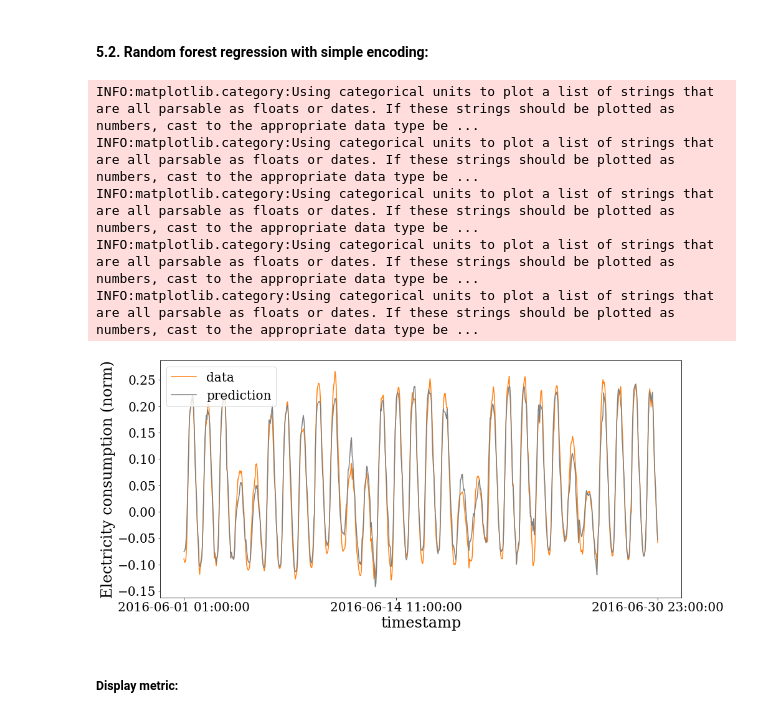
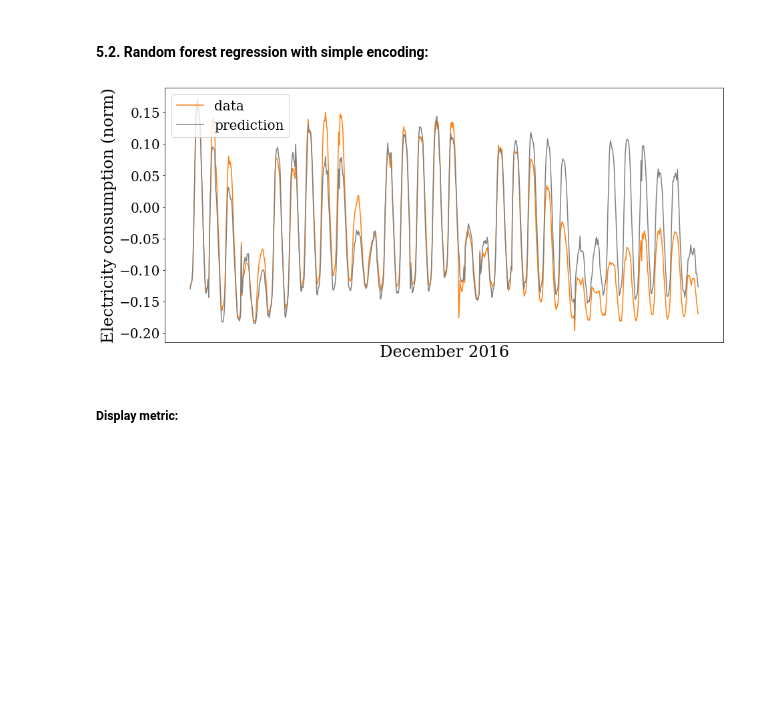
Before and after one commit to TamaraSumarac/6.862_MachineLearningProject, a Jupyter notebook: BuildingEnergyConsumption/Code/RegressionModels.ipynb, the cells around one changed output. Drawn from its saved outputs; the diff is of its cells as text; code cells hidden in the pictures; blank space fills up the shorter version.

```diff
--- a/BuildingEnergyConsumption/Code/RegressionModels.ipynb
+++ b/BuildingEnergyConsumption/Code/RegressionModels.ipynb
@@ -123 +134,29 @@ Function prepare_data_simple_encoding does all the feature encoding as described
+# %%
+def prepare_data_simple_encoding_dec(pd_dataframe):
+  # Timestamp feature encoding:
+    ## Looking at the data during data exploration, data shows clear dependence on
+    ## time of the day and weekend/weekday. There is also some month variation
+    ## of the meter_reading data. I will thus split the timestamp data into month,
+    ## weekday and hour that I will then encode using regular numeric encoding (normalize)
+    pd_educational = pd_dataframe.copy()
+    pd_educational['month'] = pd.to_datetime(pd_educational["timestamp"]).dt.month
+    pd_educational['weekday'] = pd.to_datetime(pd_educational["timestamp"]).dt.weekday
+    pd_educational['hour'] = pd.to_datetime(pd_educational["timestamp"]).dt.hour
+    pd_train, pd_test, timestamp_train, timestamp_test = split_data_dec(pd_educational)
+
+    # Normalize the data before we send it to linear regression model to learn this data:
+    ## Note: we want to normalize test data using same mean and std as train!
+    train_mean = pd_train.mean()
+    train_std = pd_train.std()
+
+    pd_train = (pd_train - train_mean) / train_std
+    pd_test = (pd_test- train_mean) / train_std
+
+    train_features = pd_train.copy()
+    test_features = pd_test.copy()
+
+    train_labels = train_features.pop('meter_reading')
+    test_labels = test_features.pop('meter_reading')
+
+    return (train_features,train_labels), (test_features,test_labels), timestamp_train, timestamp_test
 # %%
@@ -552,7 +584,7 @@ calculate_rmse_metric(y_test_all,y_hat_all)
 # %% [markdown]
 #### 5.2. Random forest regression with simple encoding:
 # %%
-train_data, test_data, timestamp_train, timestamp_test = prepare_data_simple_encoding(pd_educational)
+train_data, test_data, timestamp_train, timestamp_test = prepare_data_simple_encoding_dec(pd_educational)
 (X_train,y_train) = train_data
 (X_test,y_test) = test_data
 # %%
@@ -562,31 +594,27 @@ y_hat = clf.predict(X_test)
 # %%
 pred = {'prediction': y_hat, 'timestamp': timestamp_test}
 y_norm_p = pd.DataFrame(data=pred)
 test_val = {'meter_reading':y_test, 'timestamp': timestamp_test}
 test_features_new_p= pd.DataFrame(data=test_val)
 
 plt.rcParams['font.family'] = 'serif'
 plt.rcParams['font.serif'] = ['Times New Roman'] + plt.rcParams['font.serif']
 
 figure(figsize =(15,7))
 plt.plot(test_features_new_p.groupby(by = "timestamp").mean().filter(["timestamp", "meter_reading"]), color = 'C1', label = 'data')
 plt.plot(y_norm_p.groupby(by = "timestamp").mean().filter(["timestamp", "prediction"]), color = 'gray', label = 'prediction')
-plt.xlabel('timestamp', fontsize = 24)
+plt.xlabel('December 2016', fontsize = 24)
 plt.ylabel('Electricity consumption (norm)', fontsize = 24)
 #plt.title('Prediction of electricity consumption using random forest regressor and simple encoding', fontsize = 14)
 len_ts = len(timestamp_test.values)
-plt.xticks([timestamp_test.values[0],timestamp_test.values[int(len_ts/2)],timestamp_test.values[-1]], fontsize = 20)
+plt.xticks([])
+#plt.xticks([timestamp_test.values[0],timestamp_test.values[int(len_ts/2)],timestamp_test.values[-1]], fontsize = 20)
 plt.yticks(fontsize = 20)
 plt.legend( fontsize = 20, loc = 'upper left')
-plt.savefig('RFR_simple.pdf', transparency = True,bbox_inches='tight')
+plt.savefig('RFR_simple_Dec.pdf', transparency = True,bbox_inches='tight')
 plt.show()
 # %% [output]
-INFO:matplotlib.category:Using categorical units to plot a list of strings that are all parsable as floats or dates. If these strings should be plotted as numbers, cast to the appropriate data type be ...
-INFO:matplotlib.category:Using categorical units to plot a list of strings that are all parsable as floats or dates. If these strings should be plotted as numbers, cast to the appropriate data type be ...
-INFO:matplotlib.category:Using categorical units to plot a list of strings that are all parsable as floats or dates. If these strings should be plotted as numbers, cast to the appropriate data type be ...
-INFO:matplotlib.category:Using categorical units to plot a list of strings that are all parsable as floats or dates. If these strings should be plotted as numbers, cast to the appropriate data type be ...
-INFO:matplotlib.category:Using categorical units to plot a list of strings that are all parsable as floats or dates. If these strings should be plotted as numbers, cast to the appropriate data type be ...
-[figure, old version]
+[figure, new version]
 # %% [markdown]
 ##### Display metric:
 # %%
```
Also changed, not shown: parts of 54 cells of this notebook, 16 other files.
